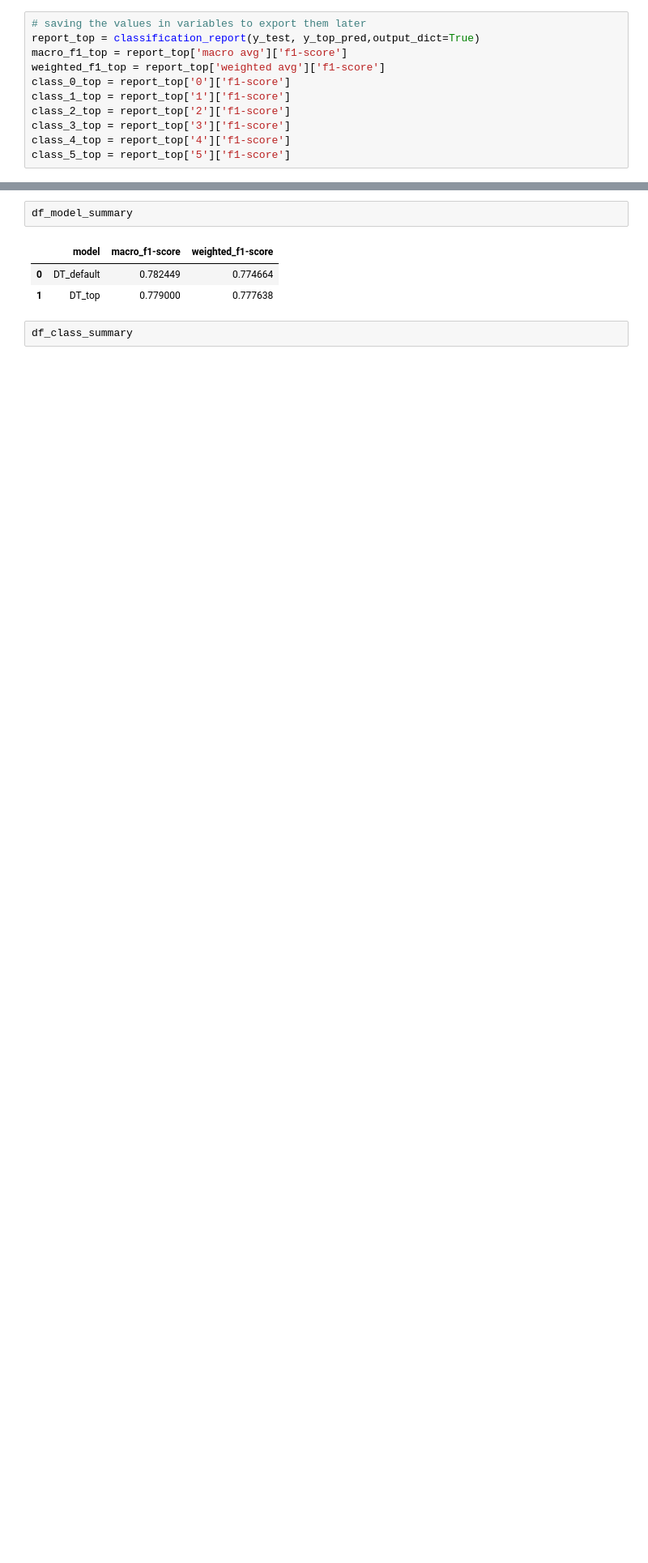
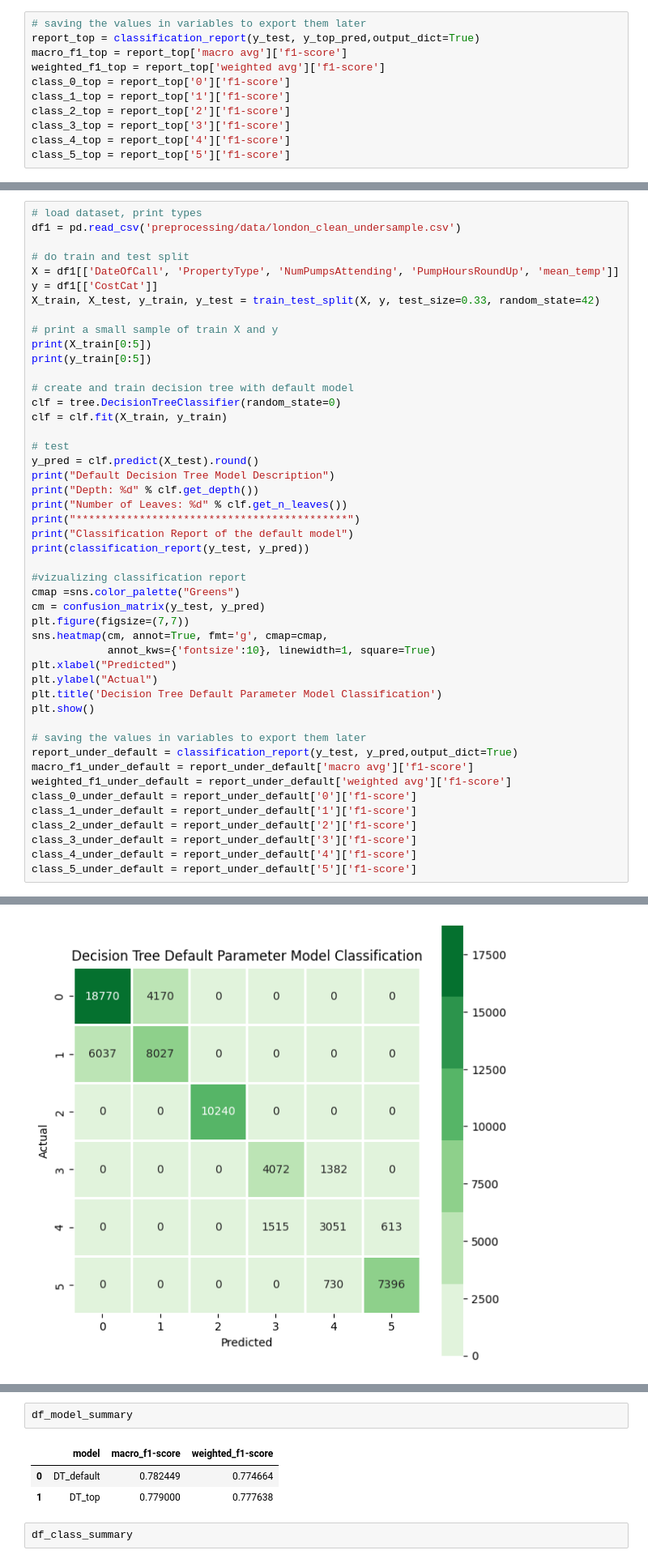
Before and after one commit to nkinesis/soen471-project, a Jupyter notebook: decision_tree.ipynb, the cells around one changed output, grey strips where cells are left out. Shown: that part at 81% size. Saved outputs shown, nothing was run; the diff lists cells and outputs as text; blank space fills up the shorter version.

Commit message:
DT and undersample testing codes

```diff
--- a/decision_tree.ipynb
+++ b/decision_tree.ipynb
@@ -333,0 +338,48 @@ class_5_top = report_top['5']['f1-score']
+# %%
+# load dataset, print types
+df1 = pd.read_csv('preprocessing/data/london_clean_undersample.csv')
+
+# do train and test split
+X = df1[['DateOfCall', 'PropertyType', 'NumPumpsAttending', 'PumpHoursRoundUp', 'mean_temp']]
+y = df1[['CostCat']]
+X_train, X_test, y_train, y_test = train_test_split(X, y, test_size=0.33, random_state=42)
+
+# print a small sample of train X and y
+print(X_train[0:5])
+print(y_train[0:5])
+
+# create and train decision tree with default model
+clf = tree.DecisionTreeClassifier(random_state=0)
+clf = clf.fit(X_train, y_train)
+
+# test
+y_pred = clf.predict(X_test).round()
+print("Default Decision Tree Model Description")
+print("Depth: %d" % clf.get_depth())
+print("Number of Leaves: %d" % clf.get_n_leaves())
+print("*******************************************")
+print("Classification Report of the default model")
+print(classification_report(y_test, y_pred))
+
+#vizualizing classification report
+cmap =sns.color_palette("Greens")
+cm = confusion_matrix(y_test, y_pred)
+plt.figure(figsize=(7,7))
+sns.heatmap(cm, annot=True, fmt='g', cmap=cmap,
+            annot_kws={'fontsize':10}, linewidth=1, square=True)
+plt.xlabel("Predicted")
+plt.ylabel("Actual")
+plt.title('Decision Tree Default Parameter Model Classification')
+plt.show()
+
+# saving the values in variables to export them later
+report_under_default = classification_report(y_test, y_pred,output_dict=True)
+macro_f1_under_default = report_under_default['macro avg']['f1-score']
+weighted_f1_under_default = report_under_default['weighted avg']['f1-score']
+class_0_under_default = report_under_default['0']['f1-score']
+class_1_under_default = report_under_default['1']['f1-score']
+class_2_under_default = report_under_default['2']['f1-score']
+class_3_under_default = report_under_default['3']['f1-score']
+class_4_under_default = report_under_default['4']['f1-score']
+class_5_under_default = report_under_default['5']['f1-score']
+# %% [output]
@@ -333,0 +403 @@ class_5_top = report_top['5']['f1-score']
+[figure, added]
```
Also changed, not shown: parts of 12 cells of this notebook, 2 other files.
